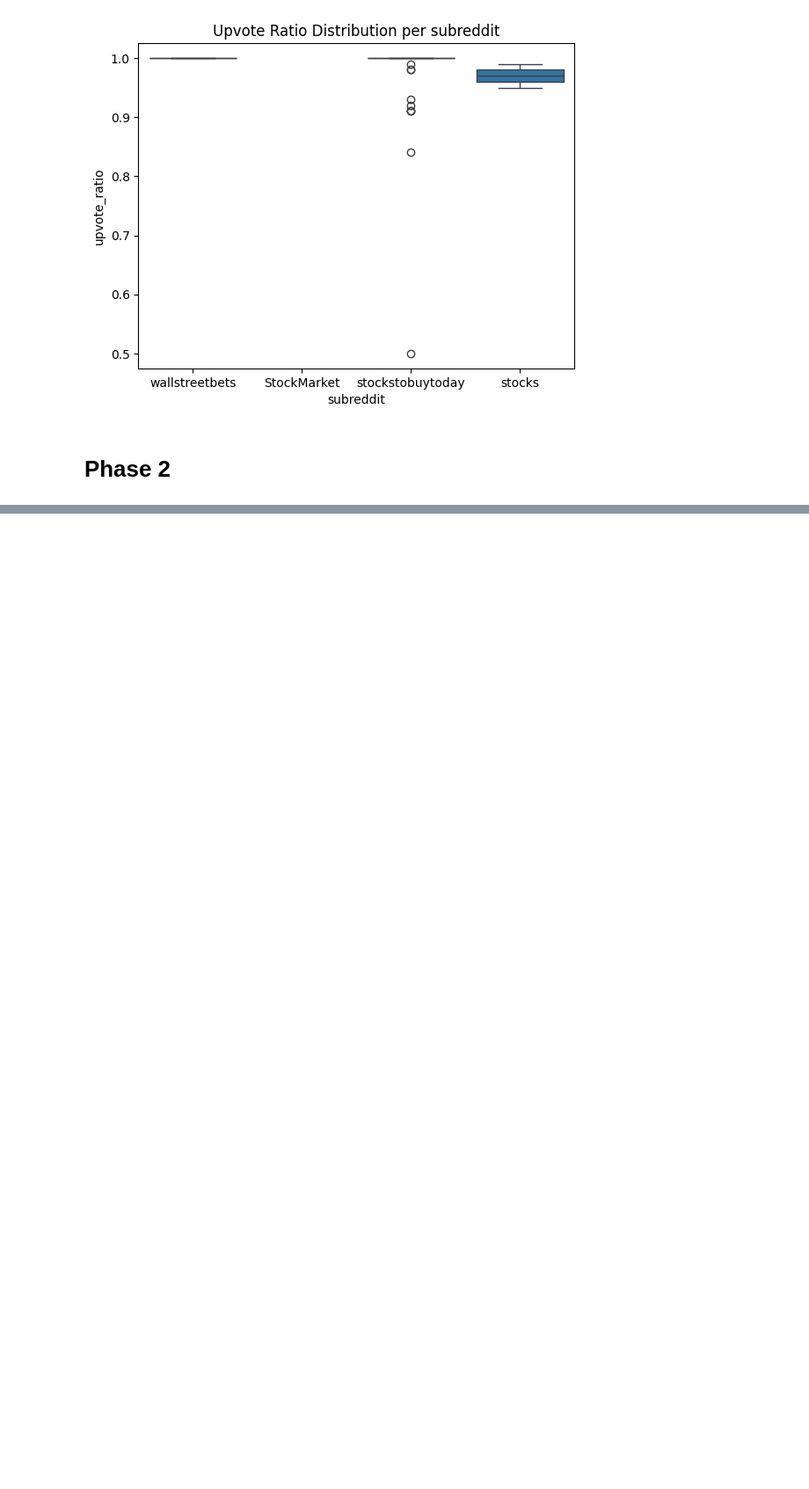
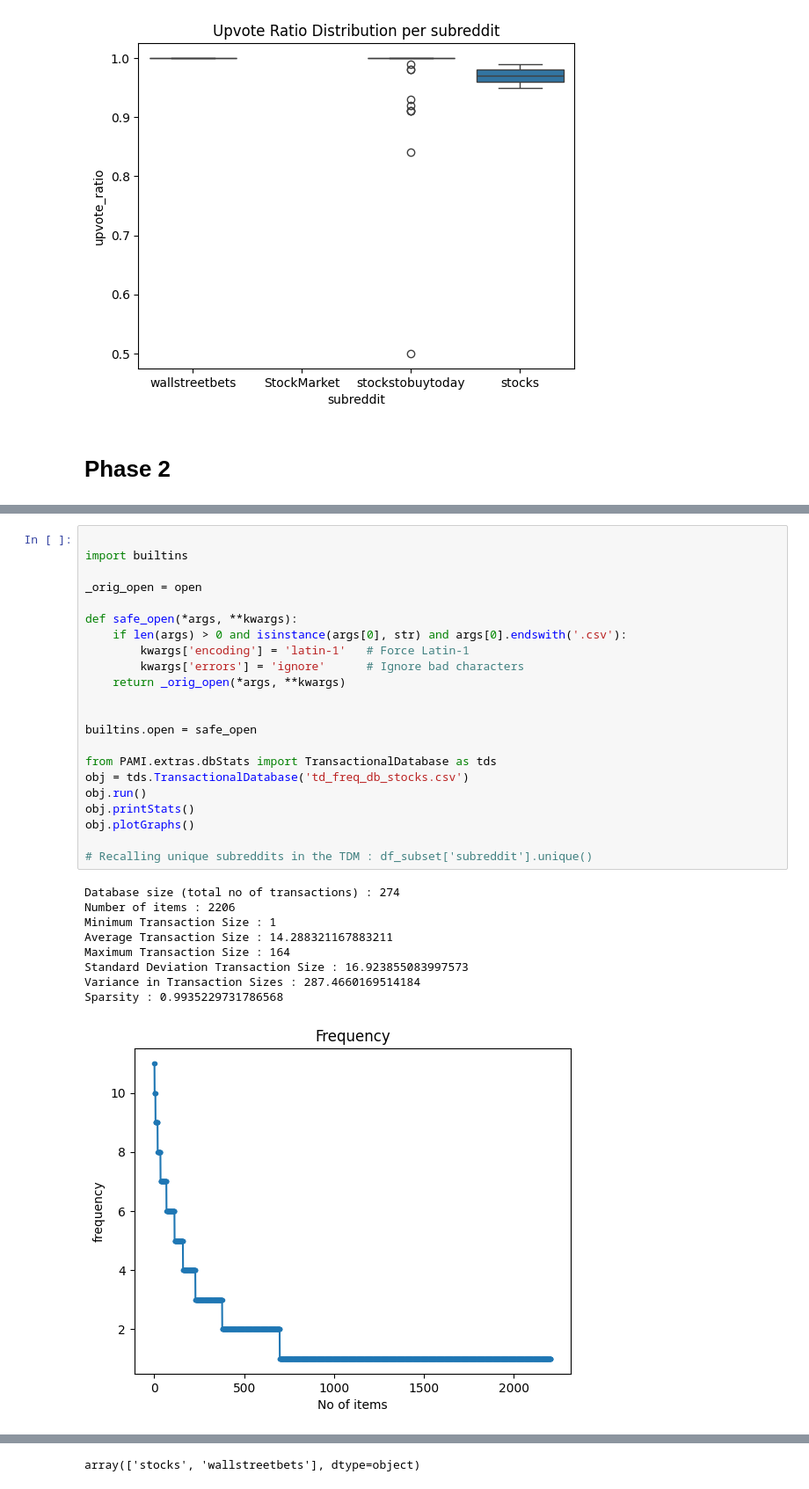
Before and after one commit to sclawson39/DM2025-Lab1-Exercise, a Jupyter notebook: DM2025-Lab1-Homework.ipynb, the cells around one changed output, grey strips where cells are left out. Shown at 88% size. Saved outputs shown, nothing was run; the diff lists cells and outputs as text; blank space fills up the shorter version.

```diff
--- a/DM2025-Lab1-Homework.ipynb
+++ b/DM2025-Lab1-Homework.ipynb
@@ -328,0 +456,32 @@ plt.show()
+# %%
+
+import builtins
+
+_orig_open = open
+
+def safe_open(*args, **kwargs):
+    if len(args) > 0 and isinstance(args[0], str) and args[0].endswith('.csv'):
+        kwargs['encoding'] = 'latin-1'   # Force Latin-1
+        kwargs['errors'] = 'ignore'      # Ignore bad characters
+    return _orig_open(*args, **kwargs)
+
+
+builtins.open = safe_open
+
+from PAMI.extras.dbStats import TransactionalDatabase as tds
+obj = tds.TransactionalDatabase('td_freq_db_stocks.csv')
+obj.run()
+obj.printStats()
+obj.plotGraphs()
+
+# Recalling unique subreddits in the TDM : df_subset['subreddit'].unique()
+# %% [output]
+Database size (total no of transactions) : 274
+Number of items : 2206
+Minimum Transaction Size : 1
+Average Transaction Size : 14.288321167883211
+Maximum Transaction Size : 164
+Standard Deviation Transaction Size : 16.923855083997573
+Variance in Transaction Sizes : 287.4660169514184
+Sparsity : 0.9935229731786568
+[figure, added]
@@ -328,0 +489 @@ plt.show()
+array(['stocks', 'wallstreetbets'], dtype=object)
```
Also changed, not shown: parts of 27 cells of this notebook.
